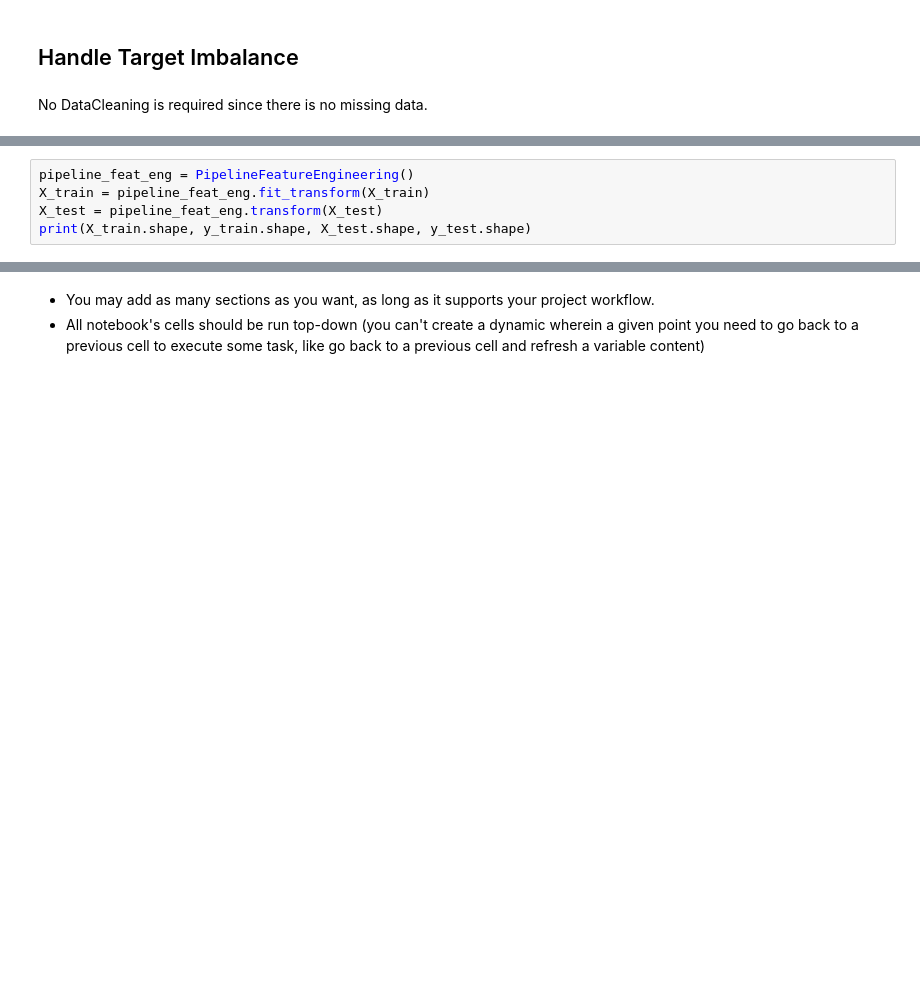
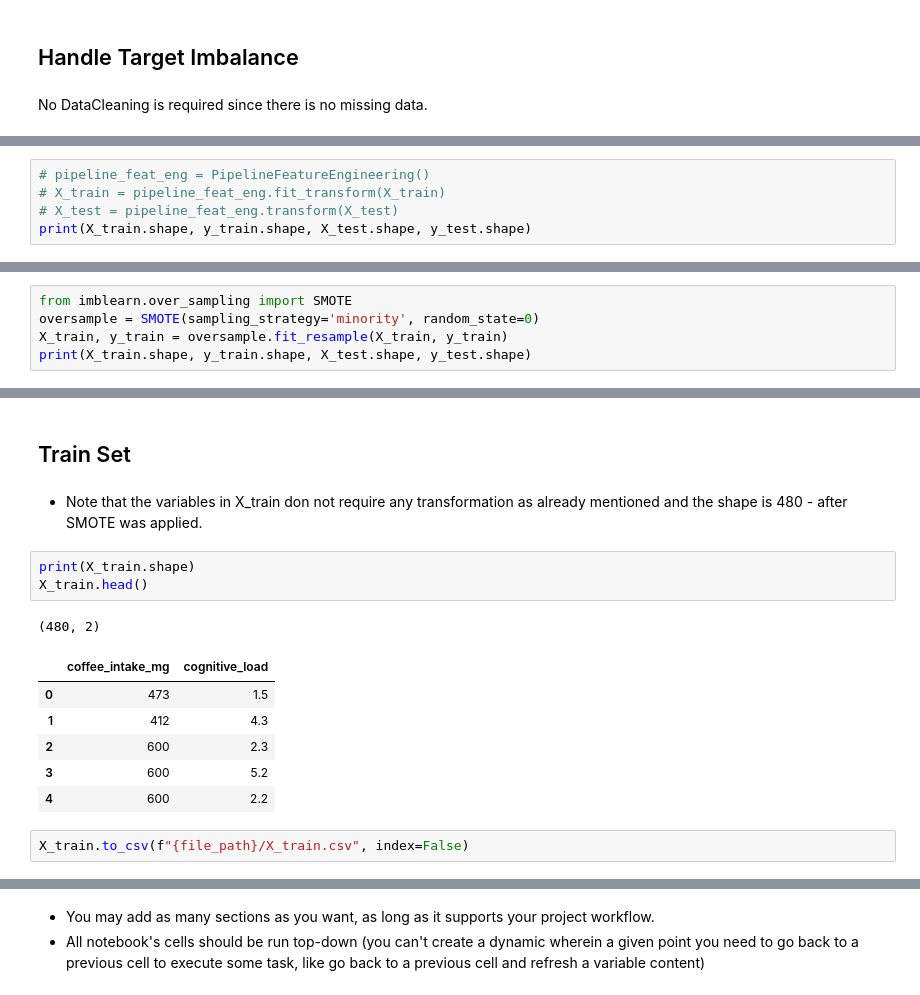
Before and after one commit to Markus-Hefner/Portfolio-Project-5, a Jupyter notebook: jupyter_notebooks/06 - Modelling and Evaluation - Predict Task Success.ipynb, the cells around one changed output, grey strips where cells are left out. Saved outputs shown, nothing was run; the diff lists cells and outputs as text; blank space fills up the shorter version.

```diff
--- a/jupyter_notebooks/06 - Modelling and Evaluation - Predict Task Success.ipynb
+++ b/jupyter_notebooks/06 - Modelling and Evaluation - Predict Task Success.ipynb
@@ -557,6 +558,6 @@ No DataCleaning is required since there is no missing data.
 # %%
-pipeline_feat_eng = PipelineFeatureEngineering()
-X_train = pipeline_feat_eng.fit_transform(X_train)
-X_test = pipeline_feat_eng.transform(X_test)
+# pipeline_feat_eng = PipelineFeatureEngineering()
+# X_train = pipeline_feat_eng.fit_transform(X_train)
+# X_test = pipeline_feat_eng.transform(X_test)
 print(X_train.shape, y_train.shape, X_test.shape, y_test.shape)
 # %% [output]
@@ -565,0 +575,5 @@ NOTE
+# %%
+from imblearn.over_sampling import SMOTE
+oversample = SMOTE(sampling_strategy='minority', random_state=0)
+X_train, y_train = oversample.fit_resample(X_train, y_train)
+print(X_train.shape, y_train.shape, X_test.shape, y_test.shape)
@@ -565,0 +722,17 @@ NOTE
+# %% [markdown]
+## Train Set
+# %% [markdown]
+* Note that the variables in X_train don not require any transformation as already mentioned and the shape is 480 - after SMOTE was applied.
+# %%
+print(X_train.shape)
+X_train.head()
+# %% [output]
+(480, 2)
+|  | coffee_intake_mg | cognitive_load |
+| 0 | 473 | 1.5 |
+| 1 | 412 | 4.3 |
+| 2 | 600 | 2.3 |
+| 3 | 600 | 5.2 |
+| 4 | 600 | 2.2 |
+# %%
+X_train.to_csv(f"{file_path}/X_train.csv", index=False)
```
Also changed, not shown: parts of 59 cells of this notebook, 7 other files.
